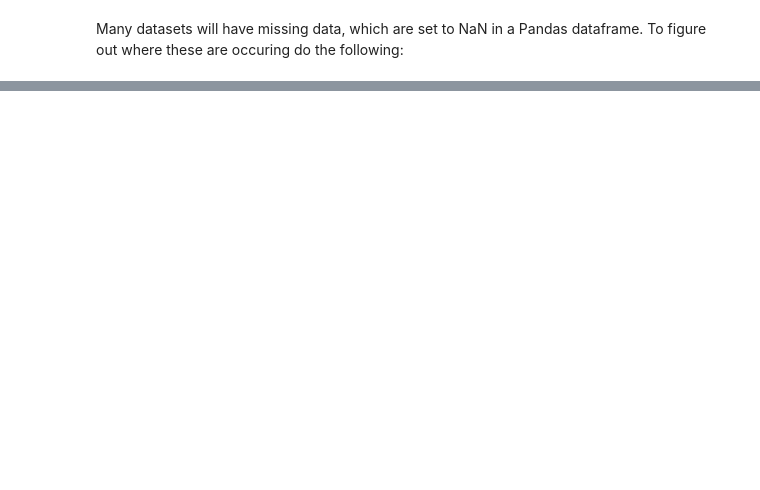
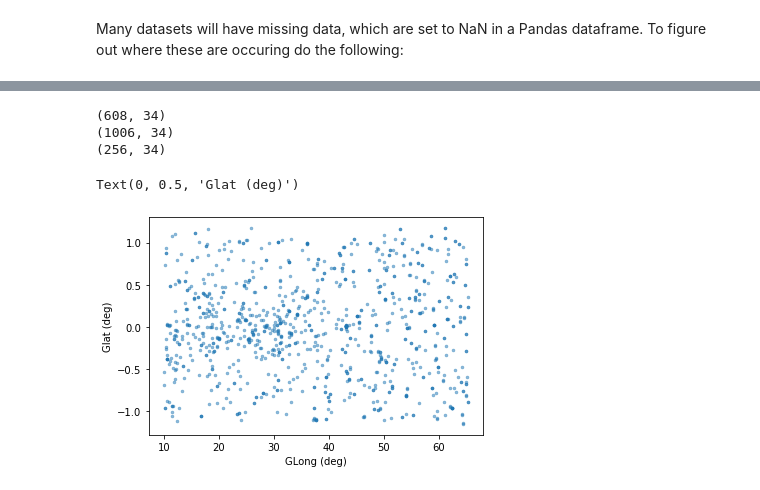
Before and after one commit to MQ-ASTR3110-2021/ASTR3110_Tutorial_Notebooks_2021, a Jupyter notebook: ASTR3110_Tutorial_2_Pandas.ipynb, the cells around one changed output, grey strips where cells are left out. Saved outputs shown, nothing was run; the diff lists cells and outputs as text; code cells hidden in the pictures; blank space fills up the shorter version.

```diff
--- a/ASTR3110_Tutorial_2_Pandas.ipynb
+++ b/ASTR3110_Tutorial_2_Pandas.ipynb
@@ -55,3 +150,10 @@ Load the remaining catalogue files:
 ## Massaging the catalogue tables
 
 Because the tables have exactly the same columns, we can concatenate them into a master catalogue:
+# %%
+allDF=pd.concat([hiiDF, pnDF, starDF, rgDF])
+print("The size of the full catalogue table (rows, cols) =",allDF.shape)
+allDF
+import numpy as np
+for i in np.arange(1006):
+    print(allDF.iloc[i]['Name'])
@@ -57,0 +178,3 @@ Because the tables have exactly the same columns, we can concatenate them into a
+# %%
+allDF.sort_values(by=['l_deg','b_deg'],inplace=True,ascending=True)
+allDF
@@ -59,5 +196,10 @@ Because the tables have exactly the same columns, we can concatenate them into a
 ### Indexing
 
 The tables are simply stacked on top of each other, maintaining the same order as when they were read in. We might want to order them by coordinate in the Galactic reference frame (longitude and latitude):
+# %%
+allDF.reset_index(drop=True,inplace=True)
 # %% [markdown]
 Note here that the leftmost numbers above are actually an index for the table. Currently these numbers derive from the line number that the rows occupied in their original CSV file. This may become confusing later on should we choose to use the index column to select out rows of interest. We can do several things to fix this:
+# %%
+allDF.set_index(["Name"],drop=False,inplace=True)
+allDF
@@ -77,0 +364,20 @@ Many datasets will have missing data, which are set to NaN in a Pandas dataframe
+# %%
+cleanDF=allDF[~mask]
+print(cleanDF.shape)
+print(allDF.shape)
+veryCleanDF=allDF.dropna()
+print(veryCleanDF.shape)
+# %% [output]
+(608, 34)
+(1006, 34)
+(256, 34)
+# %%
+from matplotlib import pyplot as plt
+%matplotlib inline
+
+plt.scatter(allDF['l_deg'],allDF['b_deg'],marker='.',lw=0.5,alpha=0.5)
+plt.xlabel("GLong (deg)")
+plt.ylabel("Glat (deg)")
+# %% [output]
+Text(0, 0.5, 'Glat (deg)')
+[figure, added]
```
Also changed, not shown: parts of 24 cells of this notebook, 1 other file.
